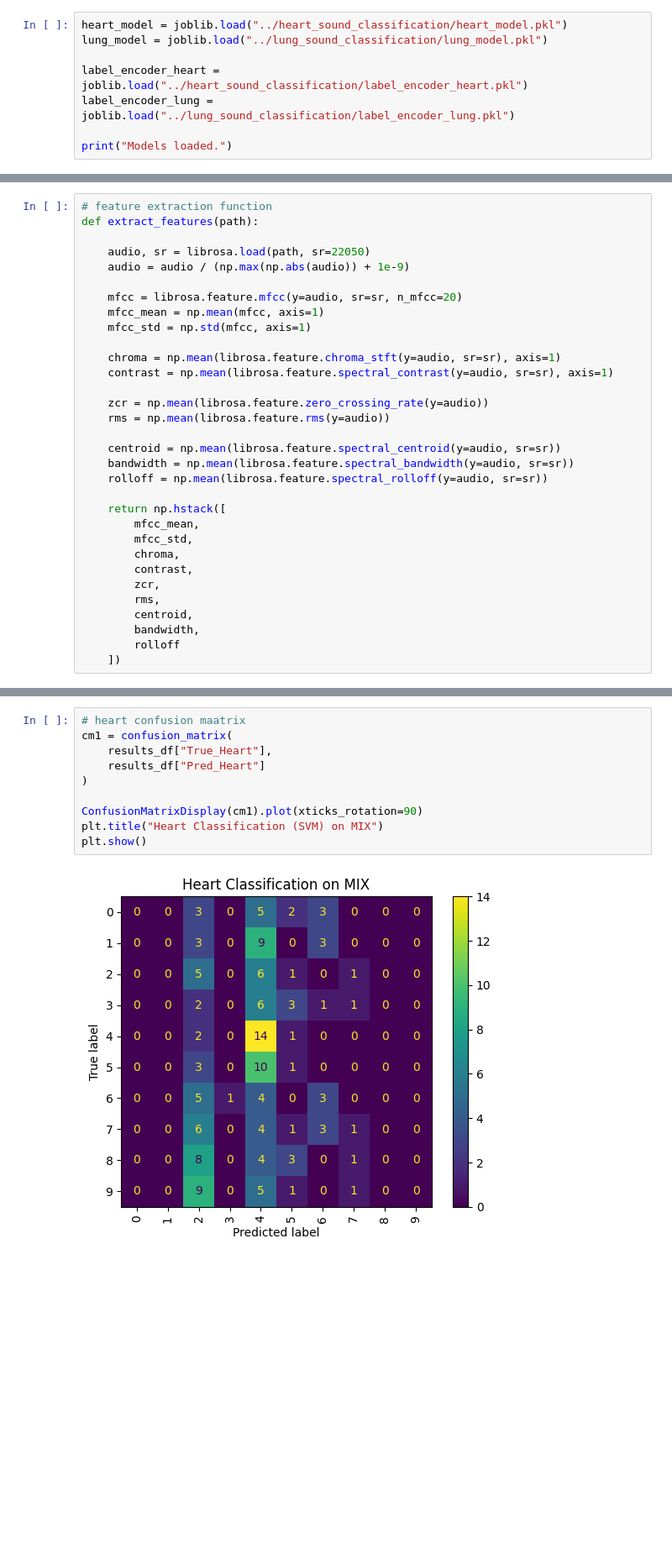
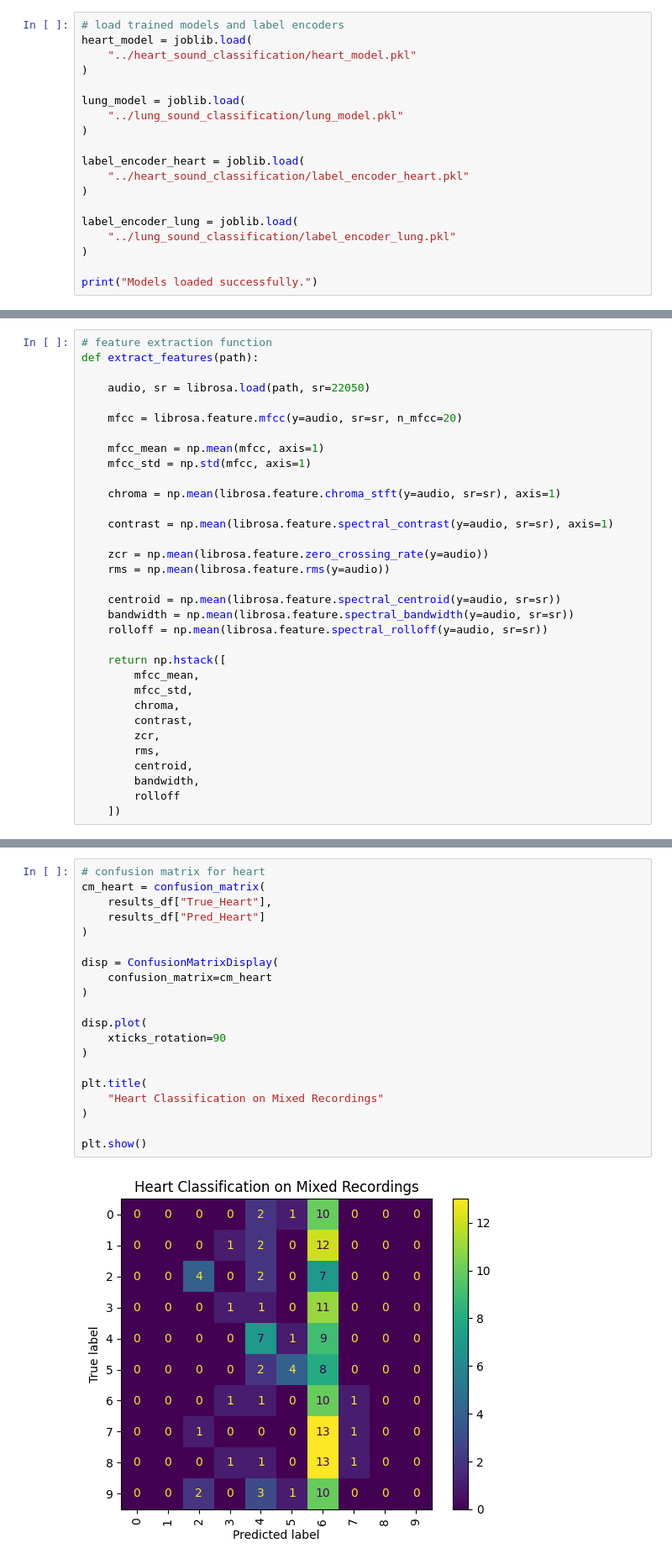
Before and after one commit to DikshyaL/Heart-and-lung-sound-classification, a Jupyter notebook: mix_sound_classification/mix.ipynb, the cells around one changed output, grey strips where cells are left out. Shown at 84% size. Saved outputs shown, nothing was run; the diff lists cells and outputs as text; blank space fills up the shorter version.

```diff
--- a/mix_sound_classification/mix.ipynb
+++ b/mix_sound_classification/mix.ipynb
@@ -18,11 +22,22 @@ from sklearn.metrics import (
     ConfusionMatrixDisplay
 )
 # %%
-heart_model = joblib.load("../heart_sound_classification/heart_model.pkl")
-lung_model = joblib.load("../lung_sound_classification/lung_model.pkl")
+# load trained models and label encoders
+heart_model = joblib.load(
+    "../heart_sound_classification/heart_model.pkl"
+)
 
-label_encoder_heart = joblib.load("../heart_sound_classification/label_encoder_heart.pkl")
-label_encoder_lung = joblib.load("../lung_sound_classification/label_encoder_lung.pkl")
+lung_model = joblib.load(
+    "../lung_sound_classification/lung_model.pkl"
+)
 
-print("Models loaded.")
+label_encoder_heart = joblib.load(
+    "../heart_sound_classification/label_encoder_heart.pkl"
+)
+
+label_encoder_lung = joblib.load(
+    "../lung_sound_classification/label_encoder_lung.pkl"
+)
+
+print("Models loaded successfully.")
 # %% [output]
@@ -54,13 +69,14 @@ Total mixed recordings: 145
 def extract_features(path):
 
     audio, sr = librosa.load(path, sr=22050)
-    audio = audio / (np.max(np.abs(audio)) + 1e-9)
 
     mfcc = librosa.feature.mfcc(y=audio, sr=sr, n_mfcc=20)
+
     mfcc_mean = np.mean(mfcc, axis=1)
     mfcc_std = np.std(mfcc, axis=1)
 
     chroma = np.mean(librosa.feature.chroma_stft(y=audio, sr=sr), axis=1)
+
     contrast = np.mean(librosa.feature.spectral_contrast(y=audio, sr=sr), axis=1)
 
     zcr = np.mean(librosa.feature.zero_crossing_rate(y=audio))
@@ -213,13 +257,23 @@ Coarse Crackles       0.24      0.21      0.22        19
 # %%
-# heart confusion maatrix
-cm1 = confusion_matrix(
+# confusion matrix for heart
+cm_heart = confusion_matrix(
     results_df["True_Heart"],
     results_df["Pred_Heart"]
 )
 
-ConfusionMatrixDisplay(cm1).plot(xticks_rotation=90)
-plt.title("Heart Classification (SVM) on MIX")
+disp = ConfusionMatrixDisplay(
+    confusion_matrix=cm_heart
+)
+
+disp.plot(
+    xticks_rotation=90
+)
+
+plt.title(
+    "Heart Classification on Mixed Recordings"
+)
+
 plt.show()
 # %% [output]
-[figure, old version]
+[figure, new version]
 # %%
```
Also changed, not shown: parts of 17 cells of this notebook, 3 other files.
